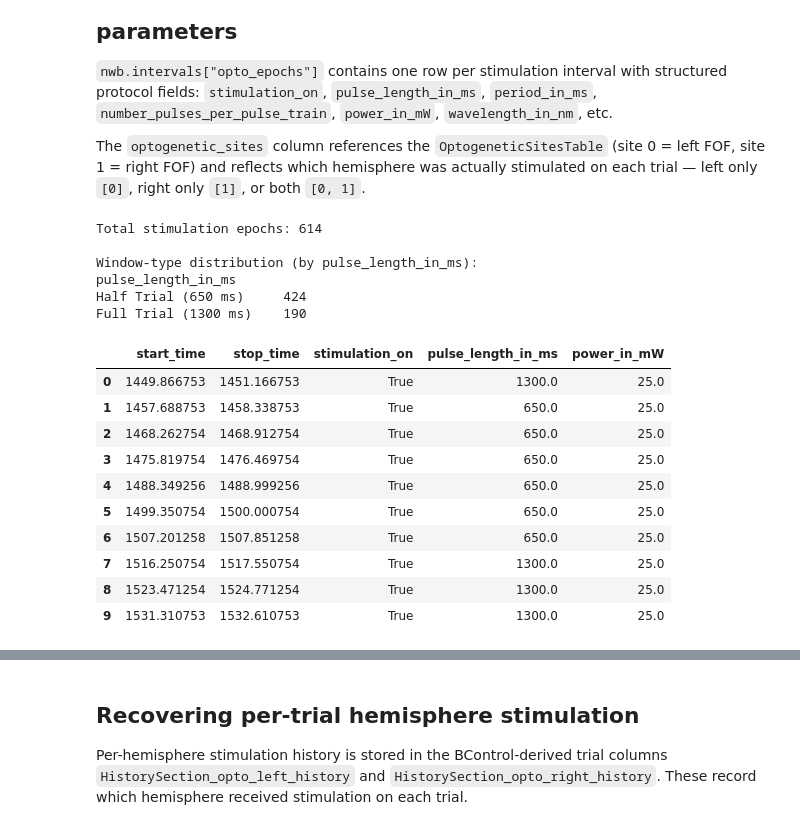
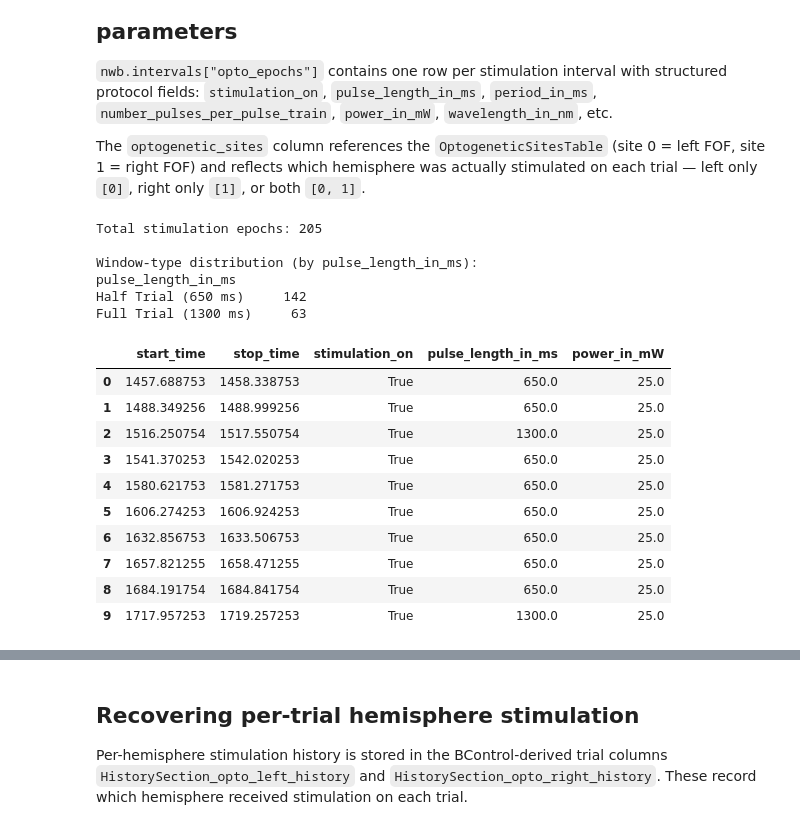
Before and after one commit to catalystneuro/pagan-lab-to-nwb, a Jupyter notebook: src/pagan_lab_to_nwb/tutorials/arc_behavior_optogenetics_notebook.ipynb, the cells around one changed output, grey strips where cells are left out. Cells and saved outputs as stored; diff of their text form; code cells hidden in the pictures.

```diff
--- a/src/pagan_lab_to_nwb/tutorials/arc_behavior_optogenetics_notebook.ipynb
+++ b/src/pagan_lab_to_nwb/tutorials/arc_behavior_optogenetics_notebook.ipynb
@@ -174,42 +176,42 @@ Per-hemisphere stimulation history is available in `HistorySection_opto_left_his
 
 The `optogenetic_sites` column references the `OptogeneticSitesTable` (site 0 = left FOF, site 1 = right FOF) and reflects which hemisphere was actually stimulated on each trial — left only `[0]`, right only `[1]`, or both `[0, 1]`.
 # %%
-epochs = nwb.intervals["optogenetic_epochs"]
+epochs = nwb.intervals["opto_epochs"]
 n_epochs = len(epochs.id)
 print(f"Total stimulation epochs: {n_epochs}")
 
 epochs_df = pd.DataFrame({
     "start_time":          epochs["start_time"][:],
     "stop_time":           epochs["stop_time"][:],
     "stimulation_on":      epochs["stimulation_on"][:],
     "pulse_length_in_ms":  epochs["pulse_length_in_ms"][:],
     "power_in_mW":         epochs["power_in_mW"][:],
 })
 
 print("\nWindow-type distribution (by pulse_length_in_ms):")
 print(epochs_df["pulse_length_in_ms"].value_counts().rename(
     {1300.0: "Full Trial (1300 ms)", 650.0: "Half Trial (650 ms)"}
 ).to_string())
 print()
 epochs_df.head(10)
 # %% [output]
-Total stimulation epochs: 614
+Total stimulation epochs: 205
 
 Window-type distribution (by pulse_length_in_ms):
 pulse_length_in_ms
-Half Trial (650 ms)     424
-Full Trial (1300 ms)    190
+Half Trial (650 ms)     142
+Full Trial (1300 ms)     63
 |  | start_time | stop_time | stimulation_on | pulse_length_in_ms | power_in_mW |
-| 0 | 1449.866753 | 1451.166753 | True | 1300.0 | 25.0 |
-| 1 | 1457.688753 | 1458.338753 | True | 650.0 | 25.0 |
-| 2 | 1468.262754 | 1468.912754 | True | 650.0 | 25.0 |
-| 3 | 1475.819754 | 1476.469754 | True | 650.0 | 25.0 |
-| 4 | 1488.349256 | 1488.999256 | True | 650.0 | 25.0 |
-| 5 | 1499.350754 | 1500.000754 | True | 650.0 | 25.0 |
-| 6 | 1507.201258 | 1507.851258 | True | 650.0 | 25.0 |
-| 7 | 1516.250754 | 1517.550754 | True | 1300.0 | 25.0 |
-| 8 | 1523.471254 | 1524.771254 | True | 1300.0 | 25.0 |
-| 9 | 1531.310753 | 1532.610753 | True | 1300.0 | 25.0 |
+| 0 | 1457.688753 | 1458.338753 | True | 650.0 | 25.0 |
+| 1 | 1488.349256 | 1488.999256 | True | 650.0 | 25.0 |
+| 2 | 1516.250754 | 1517.550754 | True | 1300.0 | 25.0 |
+| 3 | 1541.370253 | 1542.020253 | True | 650.0 | 25.0 |
+| 4 | 1580.621753 | 1581.271753 | True | 650.0 | 25.0 |
+| 5 | 1606.274253 | 1606.924253 | True | 650.0 | 25.0 |
+| 6 | 1632.856753 | 1633.506753 | True | 650.0 | 25.0 |
+| 7 | 1657.821255 | 1658.471255 | True | 650.0 | 25.0 |
+| 8 | 1684.191754 | 1684.841754 | True | 650.0 | 25.0 |
+| 9 | 1717.957253 | 1719.257253 | True | 1300.0 | 25.0 |
 # %%
 trials_df = nwb.trials.to_dataframe()
 opto_cols = [c for c in trials_df.columns if "opto" in c.lower()]
```
Also changed, not shown: parts of 7 cells of this notebook.
